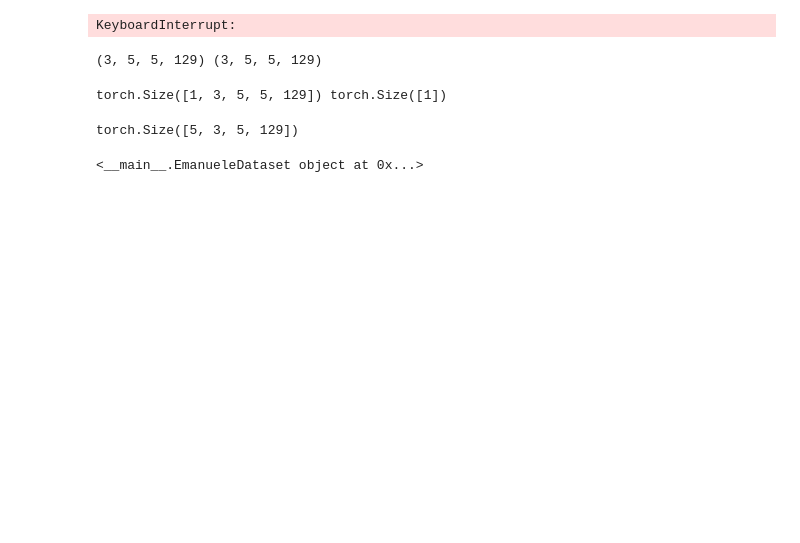
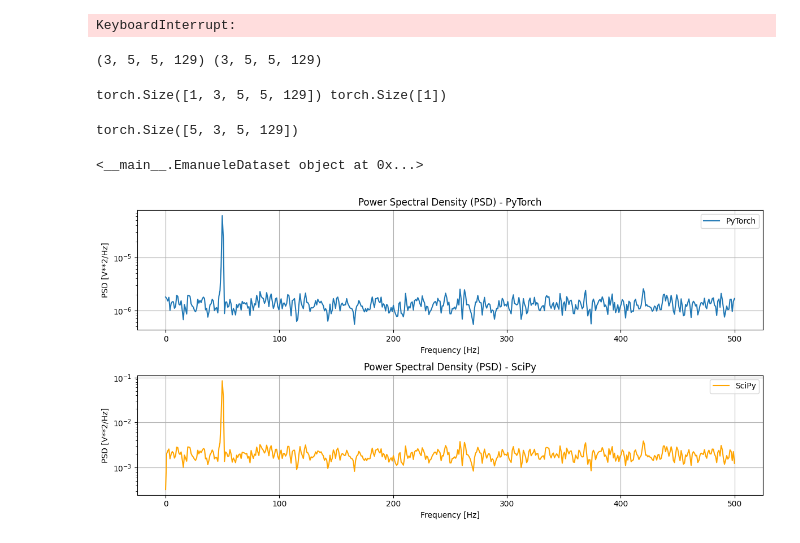
Before and after one commit to guidogagl/physioex, a Jupyter notebook: examples/preprocess_emanuele.ipynb, the cells around one changed output. Saved outputs shown, nothing was run; the diff lists cells and outputs as text; code cells hidden in the pictures; blank space fills up the shorter version.

```diff
--- a/examples/preprocess_emanuele.ipynb
+++ b/examples/preprocess_emanuele.ipynb
@@ -202,3 +202,74 @@ train(
 #print(signal.shape, label.shape)
 # %% [output]
 <__main__.EmanueleDataset object at 0x...>
+# %%
+import torch
+import numpy as np
+import matplotlib.pyplot as plt
+from scipy.signal import welch
+
+def welch_psd(x, fs=1.0, nperseg=256, noverlap=None, nfft=None):
+    if noverlap is None:
+        noverlap = nperseg // 2
+    if nfft is None:
+        nfft = nperseg
+
+    # Window function
+    window = torch.hamming_window(nperseg, periodic=False)
+
+    # Calculate the number of segments
+    step = nperseg - noverlap
+    shape = (x.size(0) - noverlap) // step, nperseg
+    strides = x.stride(0) * step, x.stride(0)
+    segments = torch.as_strided(x, size=shape, stride=strides)
+
+    # Apply window to each segment
+    segments = segments * window
+
+    # Compute FFT and power spectral density
+    fft_segments = torch.fft.rfft(segments, n=nfft)
+    psd = (fft_segments.abs() ** 2) / (fs * window.sum() ** 2)
+
+    # Average over segments
+    psd = psd.mean(dim=0)
+
+    # Frequency axis
+    freqs = torch.fft.rfftfreq(nfft, 1 / fs)
+
+    return freqs, psd
+
+# Esempio di utilizzo
+fs = 1000  # Frequenza di campionamento
+N = 10000  # Numero di campioni
+t = torch.arange(N) / fs
+x = 0.5 * torch.sin(2 * np.pi * 50 * t) + torch.randn(N)  # Segnale di esempio
+
+freqs_torch, psd_torch = welch_psd(x, fs=fs, nperseg=1024, noverlap=512, nfft=1024)
+
+# Calcolo della PSD con SciPy
+x_np = x.numpy()
+freqs_scipy, psd_scipy = welch(x_np, fs=fs, nperseg=1024, noverlap=512, nfft=1024)
+
+# Plot dei risultati
+plt.figure(figsize=(12, 6))
+
+plt.subplot(2, 1, 1)
+plt.semilogy(freqs_torch.numpy(), psd_torch.numpy(), label='PyTorch')
+plt.title('Power Spectral Density (PSD) - PyTorch')
+plt.xlabel('Frequency [Hz]')
+plt.ylabel('PSD [V**2/Hz]')
+plt.grid()
+plt.legend()
+
+plt.subplot(2, 1, 2)
+plt.semilogy(freqs_scipy, psd_scipy, label='SciPy', color='orange')
+plt.title('Power Spectral Density (PSD) - SciPy')
+plt.xlabel('Frequency [Hz]')
+plt.ylabel('PSD [V**2/Hz]')
+plt.grid()
+plt.legend()
+
+plt.tight_layout()
+plt.show()
+# %% [output]
+[figure, added]
```
Also changed, not shown: 5 other files.
